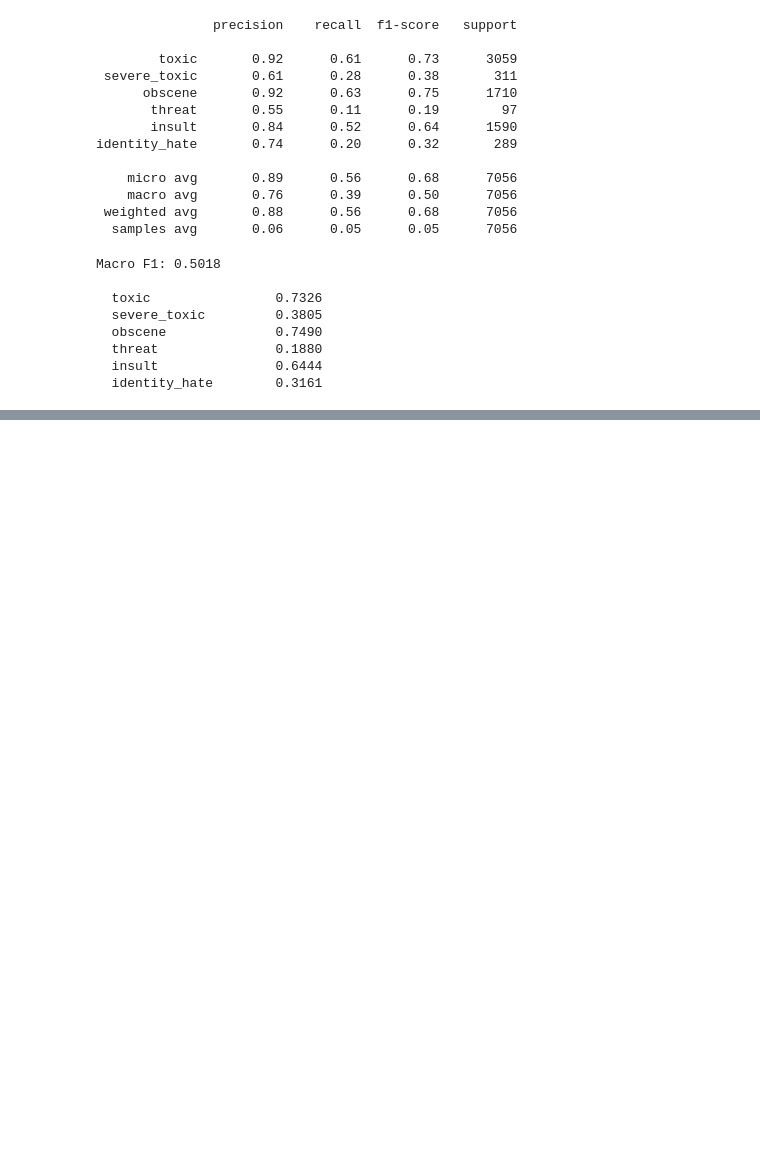
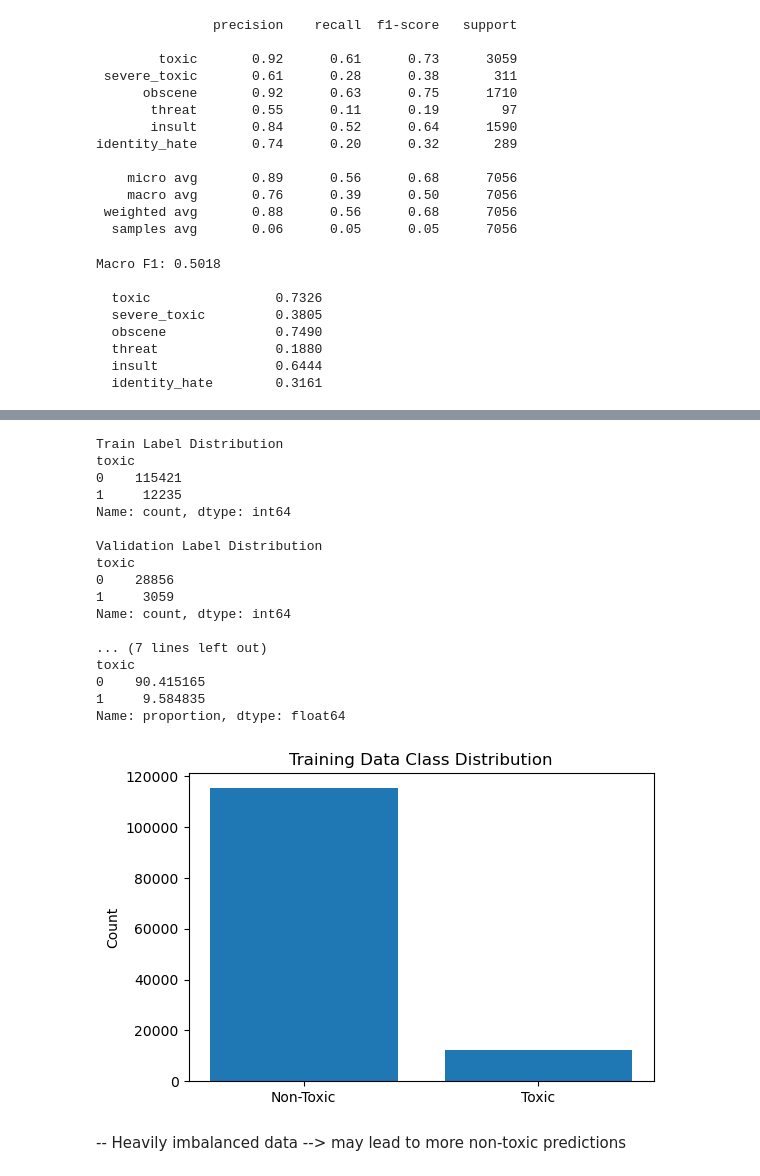
Before and after one commit to meiw02/LLM_project, a Jupyter notebook: project.ipynb, the cells around one changed output, grey strips where cells are left out. Saved outputs shown, nothing was run; the diff lists cells and outputs as text; code cells hidden in the pictures; blank space fills up the shorter version.

Commit message:
tfidf distribution balance check

```diff
--- a/project.ipynb
+++ b/project.ipynb
@@ -44,6 +13,6 @@ from sklearn.metrics import f1_score
 # %%
-train = pd.read_csv('LLM_project/train_data.csv')
-val   = pd.read_csv('LLM_project/val_data.csv')
+train_df = pd.read_csv('train_data.csv')
+val_df = pd.read_csv('val_data.csv')
 
 label = ['toxic', 'severe_toxic', 'obscene', 'threat', 'insult', 'identity_hate']
 
@@ -56,5 +25,5 @@ def clean_text(text):
     text = re.sub(r"\s+", " ", text).strip()
     return text
 
-train['clean'] = train['comment_text'].apply(clean_text)
-val['clean']   = val['comment_text'].apply(clean_text)
+train_df['clean'] = train_df['comment_text'].apply(clean_text)
+val_df['clean'] = val_df['comment_text'].apply(clean_text)
@@ -121,0 +84,48 @@ Downloads            Public
+# %%
+train_counts = train_df['toxic'].value_counts()
+val_counts = val_df['toxic'].value_counts()
+
+print("\nTrain Label Distribution")
+print(train_counts)
+
+print("\nValidation Label Distribution")
+print(val_counts)
+
+# Percentages
+train_percent = train_df['toxic'].value_counts(normalize=True) * 100
+val_percent = val_df['toxic'].value_counts(normalize=True) * 100
+
+print("\nTrain Percentages")
+print(train_percent)
+
+print("\nValidation Percentages")
+print(val_percent)
+
+# Plot class imbalance
+plt.figure(figsize=(6,4))
+plt.bar(['Non-Toxic', 'Toxic'], train_counts.values)
+plt.ylabel('Count')
+plt.title('Training Data Class Distribution')
+plt.show()
+# %% [output]
+Train Label Distribution
+toxic
+0    115421
+1     12235
+Name: count, dtype: int64
+
+Validation Label Distribution
+toxic
+0    28856
+1     3059
+Name: count, dtype: int64
+
+... (7 lines left out)
+toxic
+0    90.415165
+1     9.584835
+Name: proportion, dtype: float64
+[figure, added]
+# %% [markdown]
+--
+Heavily imbalanced data --> may lead to more non-toxic predictions
```
Also changed, not shown: parts of 13 cells of this notebook.
